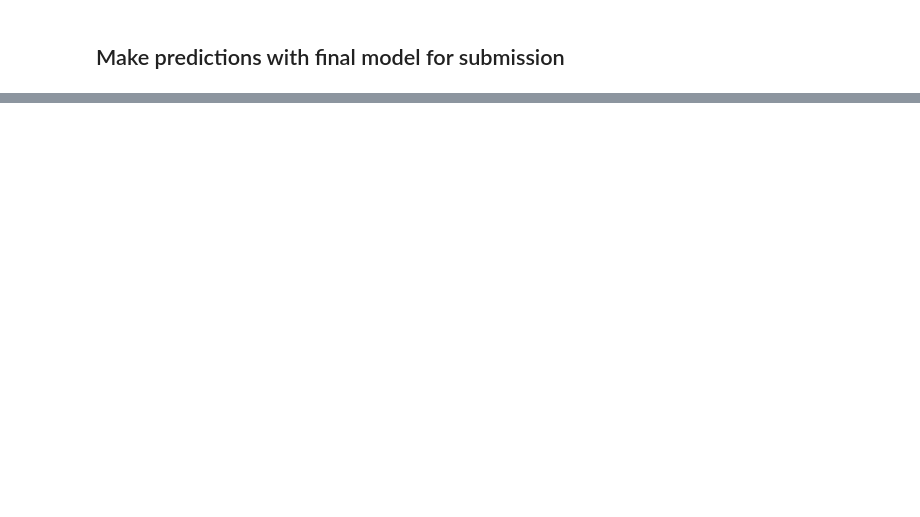
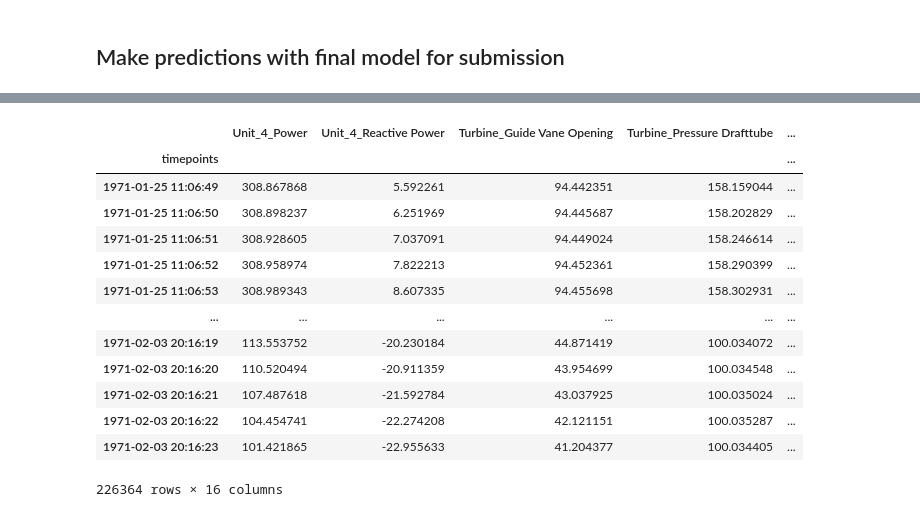
Before and after one commit to thomasht86/krafthack2022, a Jupyter notebook: notebooks/tht-cv.ipynb, the cells around one changed output, grey strips where cells are left out. Drawn from its saved outputs; the diff is of its cells as text; code cells hidden in the pictures; blank space fills up the shorter version.

```diff
--- a/notebooks/tht-cv.ipynb
+++ b/notebooks/tht-cv.ipynb
@@ -653 +662,19 @@ df_preds
+# %%
+pred_df = pred_df.set_index(pred_df_datetime)
+pred_df
+# %% [output]
+|  | Unit_4_Power | Unit_4_Reactive Power | Turbine_Guide Vane Opening | Turbine_Pressure Drafttube | ... |
+| timepoints |  |  |  |  | ... |
+| 1971-01-25 11:06:49 | 308.867868 | 5.592261 | 94.442351 | 158.159044 | ... |
+| 1971-01-25 11:06:50 | 308.898237 | 6.251969 | 94.445687 | 158.202829 | ... |
+| 1971-01-25 11:06:51 | 308.928605 | 7.037091 | 94.449024 | 158.246614 | ... |
+| 1971-01-25 11:06:52 | 308.958974 | 7.822213 | 94.452361 | 158.290399 | ... |
+| 1971-01-25 11:06:53 | 308.989343 | 8.607335 | 94.455698 | 158.302931 | ... |
+| ... | ... | ... | ... | ... | ... |
+| 1971-02-03 20:16:19 | 113.553752 | -20.230184 | 44.871419 | 100.034072 | ... |
+| 1971-02-03 20:16:20 | 110.520494 | -20.911359 | 43.954699 | 100.034548 | ... |
+| 1971-02-03 20:16:21 | 107.487618 | -21.592784 | 43.037925 | 100.035024 | ... |
+| 1971-02-03 20:16:22 | 104.454741 | -22.274208 | 42.121151 | 100.035287 | ... |
+| 1971-02-03 20:16:23 | 101.421865 | -22.955633 | 41.204377 | 100.034405 | ... |
+226364 rows × 16 columns
 # %%
```
Also changed, not shown: parts of 31 cells of this notebook.
